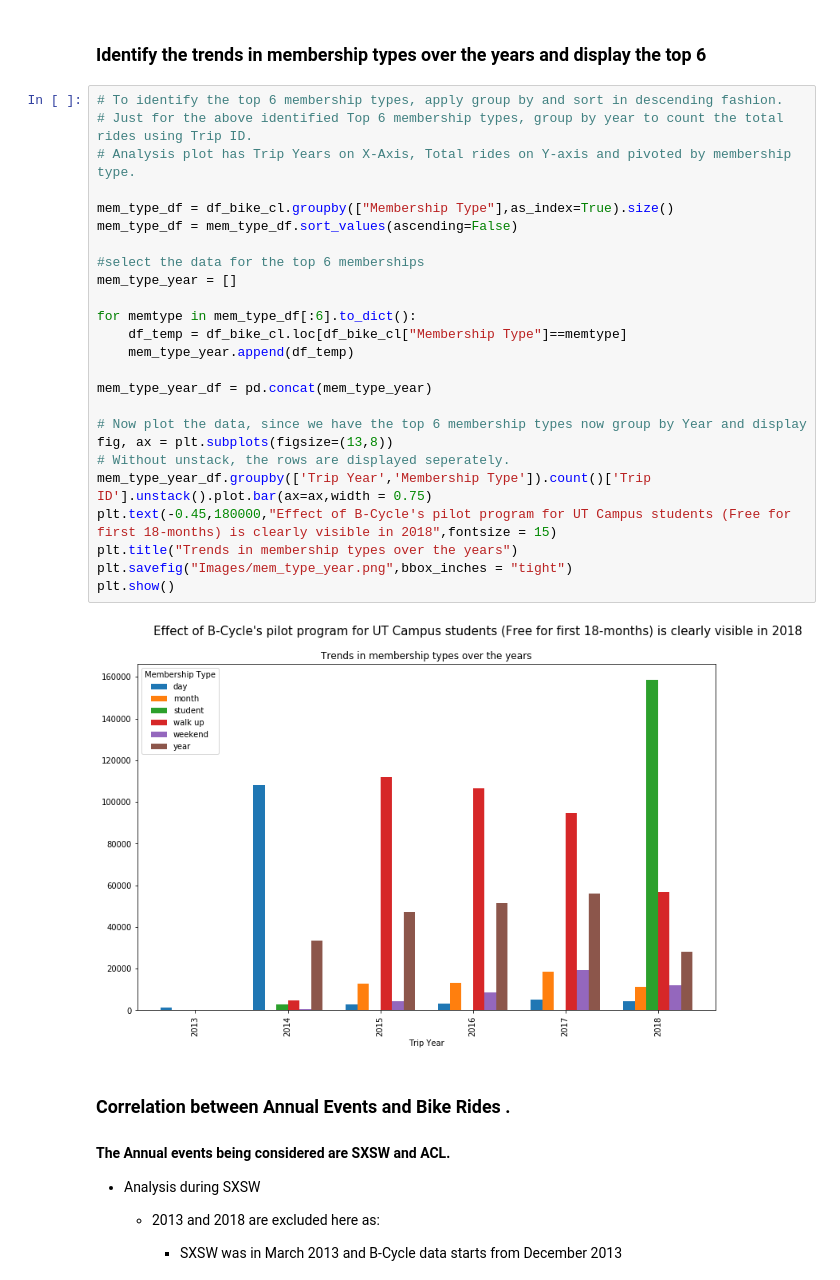
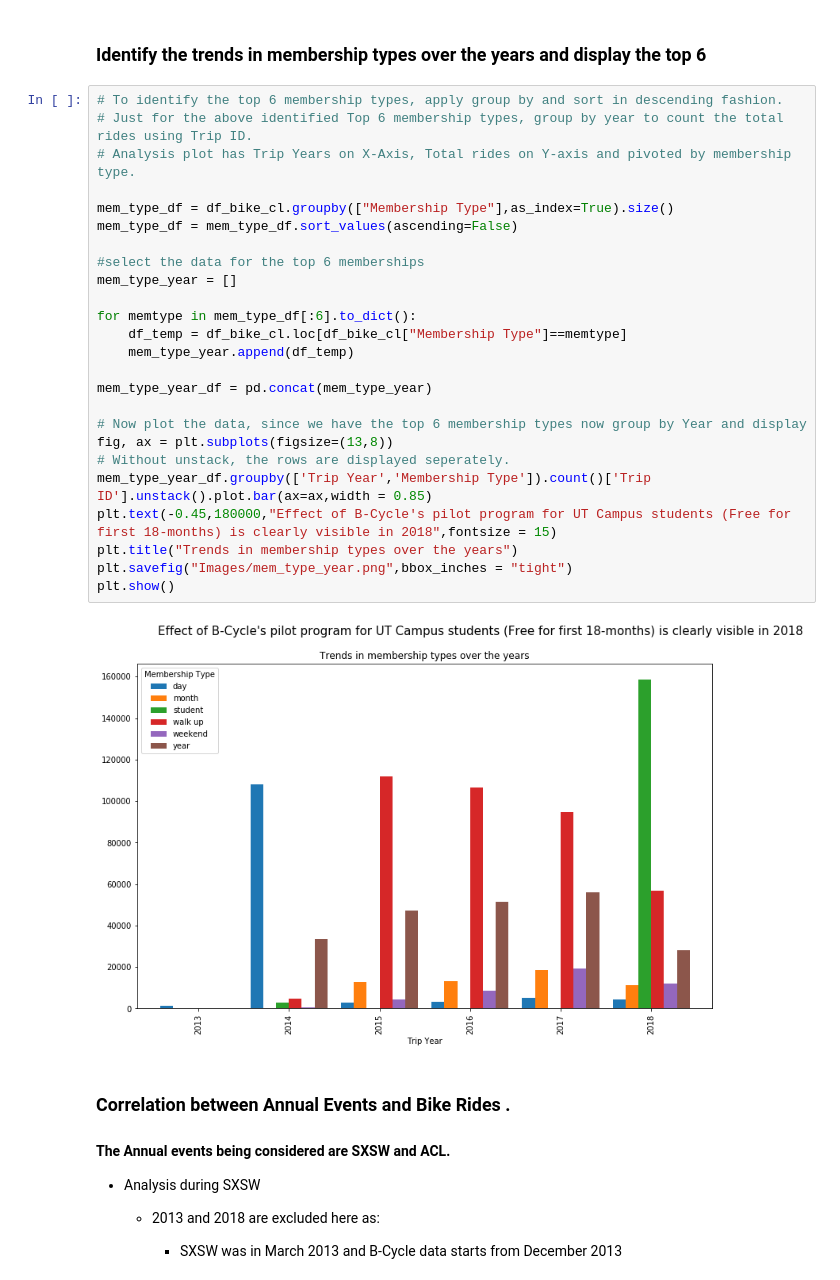
Before and after one commit to ananyay/Pedal_through_Austin, a Jupyter notebook: Data_Analysis_ananya.ipynb, the cells around one changed output. Drawn from its saved outputs; the diff is of its cells as text.

```diff
--- a/Data_Analysis_ananya.ipynb
+++ b/Data_Analysis_ananya.ipynb
@@ -213,30 +244,30 @@ Name: Membership Type, dtype: int64
 # %%
 # To identify the top 6 membership types, apply group by and sort in descending fashion.
 # Just for the above identified Top 6 membership types, group by year to count the total rides using Trip ID.
 # Analysis plot has Trip Years on X-Axis, Total rides on Y-axis and pivoted by membership type.
 
 mem_type_df = df_bike_cl.groupby(["Membership Type"],as_index=True).size()
 mem_type_df = mem_type_df.sort_values(ascending=False)
 
 #select the data for the top 6 memberships
 mem_type_year = []
 
 for memtype in mem_type_df[:6].to_dict():
     df_temp = df_bike_cl.loc[df_bike_cl["Membership Type"]==memtype]
     mem_type_year.append(df_temp)
 
 mem_type_year_df = pd.concat(mem_type_year)
 
 # Now plot the data, since we have the top 6 membership types now group by Year and display
 fig, ax = plt.subplots(figsize=(13,8))
 # Without unstack, the rows are displayed seperately.
-mem_type_year_df.groupby(['Trip Year','Membership Type']).count()['Trip ID'].unstack().plot.bar(ax=ax,width = 0.75)
+mem_type_year_df.groupby(['Trip Year','Membership Type']).count()['Trip ID'].unstack().plot.bar(ax=ax,width = 0.85)
 plt.text(-0.45,180000,"Effect of B-Cycle's pilot program for UT Campus students (Free for first 18-months) is clearly visible in 2018",fontsize = 15)
 plt.title("Trends in membership types over the years")
 plt.savefig("Images/mem_type_year.png",bbox_inches = "tight")
 plt.show()
 # %% [output]
-[figure, old version]
+[figure, new version]
 # %% [markdown]
 ### Correlation between Annual Events and Bike Rides .
 #### The Annual events being considered are SXSW and ACL.
```
Also changed, not shown: parts of 9 cells of this notebook, 1 other file.
